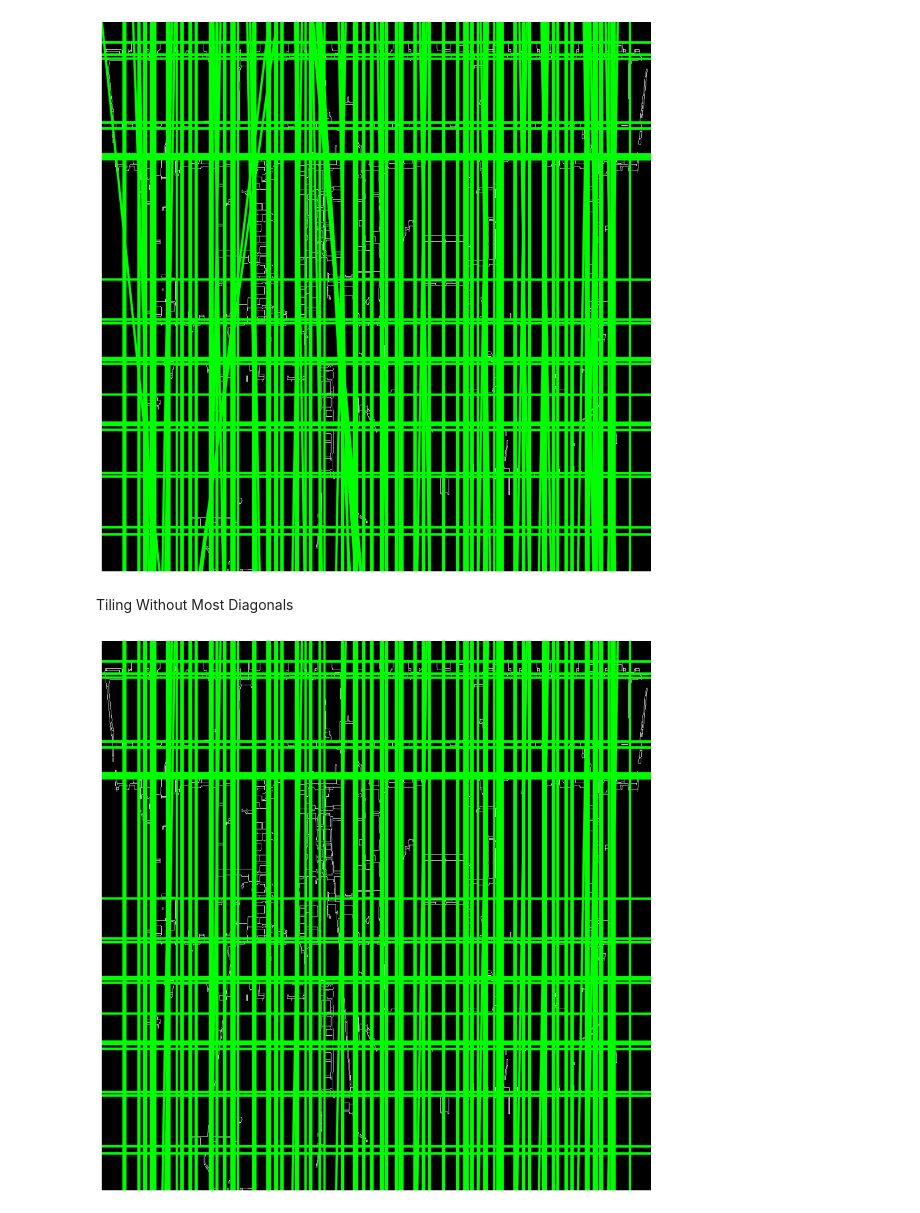
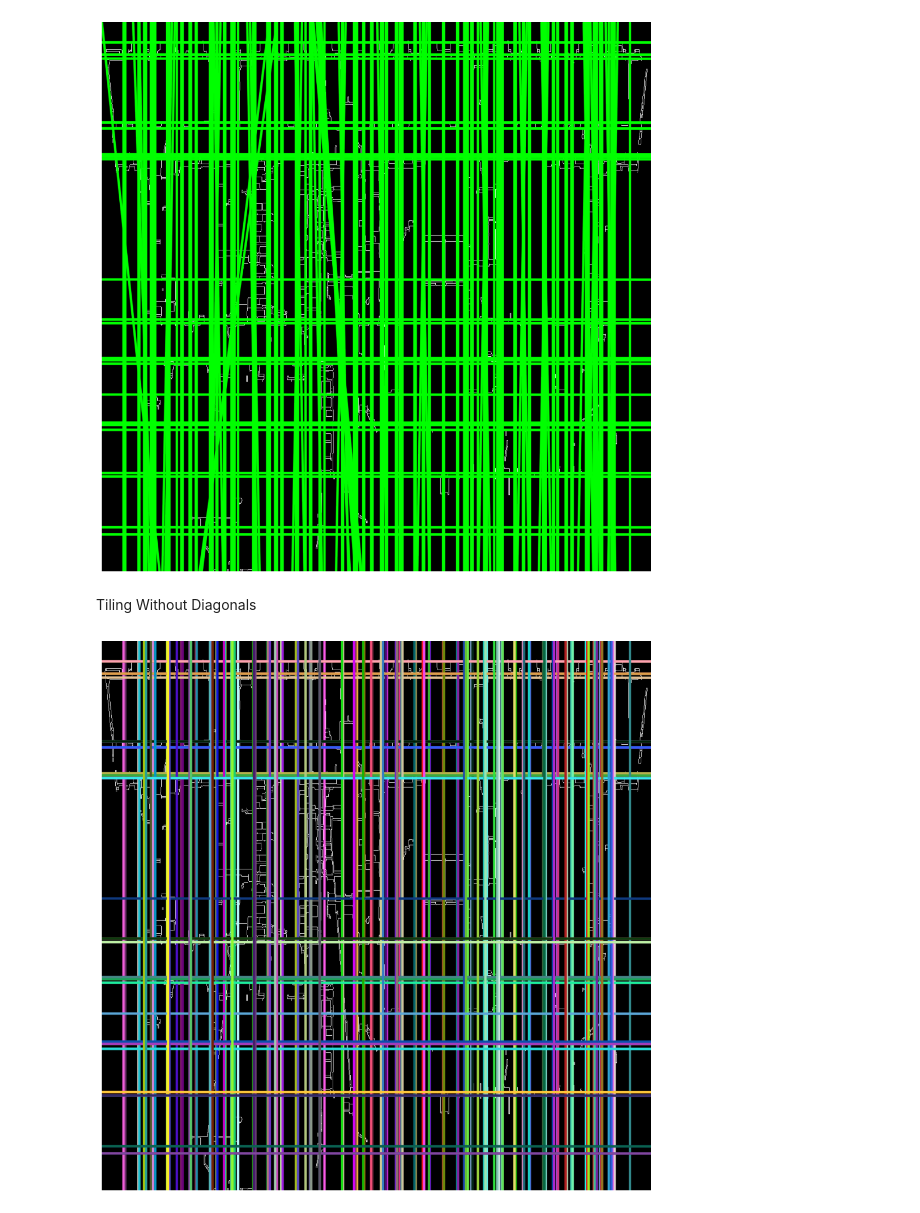
Before and after one commit to luqmanzaceria/ucsc-research, a Jupyter notebook: cv-floorplan/hough/hough_tiles.ipynb, the cells around one changed output. Saved outputs shown, nothing was run; the diff lists cells and outputs as text; code cells hidden in the pictures.

```diff
--- a/cv-floorplan/hough/hough_tiles.ipynb
+++ b/cv-floorplan/hough/hough_tiles.ipynb
@@ -121,11 +121,13 @@ plt.show()
 # %% [output]
 [figure]
 # %% [markdown]
-Tiling Without Most Diagonals
+Tiling Without Diagonals
 # %%
 import cv2 as cv
 import numpy as np
 import math
+import random
+import matplotlib.pyplot as plt
 
 # ------------
 # ------------
@@ -155,33 +157,34 @@ cdst = cv.cvtColor(dst, cv.COLOR_GRAY2BGR)
 tile_size = max_dim // 4
 
 # Detect lines in each tile
 all_lines = []
 for i in range(0, max_dim, tile_size):
    for j in range(0, max_dim, tile_size):
        tile = dst[i:i+tile_size, j:j+tile_size]
        lines = cv.HoughLines(tile, 1, np.pi / 180, tile_size//3, None, 0, 0)
        if lines is not None:
            for line in lines:
                rho, theta = line[0]
                a = math.cos(theta)
                b = math.sin(theta)
                x0 = a * rho + j  # Adjust x-coordinate based on tile position
                y0 = b * rho + i  # Adjust y-coordinate based on tile position
                max_len = int(np.sqrt(2) * max_dim)
                pt1 = (int(x0 + max_len*(-b)), int(y0 + max_len*(a)))
                pt2 = (int(x0 - max_len*(-b)), int(y0 - max_len*(a)))
 
                # Check if the line is horizontal or vertical
                angle_deg = theta * 180 / np.pi
-               tolerance = 1  # Adjust tolerance as needed
+               tolerance = 0.1  # Adjust tolerance as needed
                if (abs(angle_deg) <= tolerance) or (abs(abs(angle_deg) - 90) <= tolerance) or (abs(abs(angle_deg) - 180) <= tolerance) or (abs(abs(angle_deg) - 270) <= tolerance):
-                cv.line(cdst, pt1, pt2, (0,255,0), 3, cv.LINE_AA)
+                color = (random.randint(0, 255), random.randint(0, 255), random.randint(0, 255))
+                cv.line(cdst, pt1, pt2, color, 3, cv.LINE_AA)
 
 # Display the result
 plt.figure(figsize=(10, 10))
 plt.imshow(cdst)
 plt.axis('off')
 plt.tight_layout()
 plt.show()
 # %% [output]
-[figure, old version]
+[figure, new version]
```
Also changed, not shown: parts of 8 cells of this notebook.
